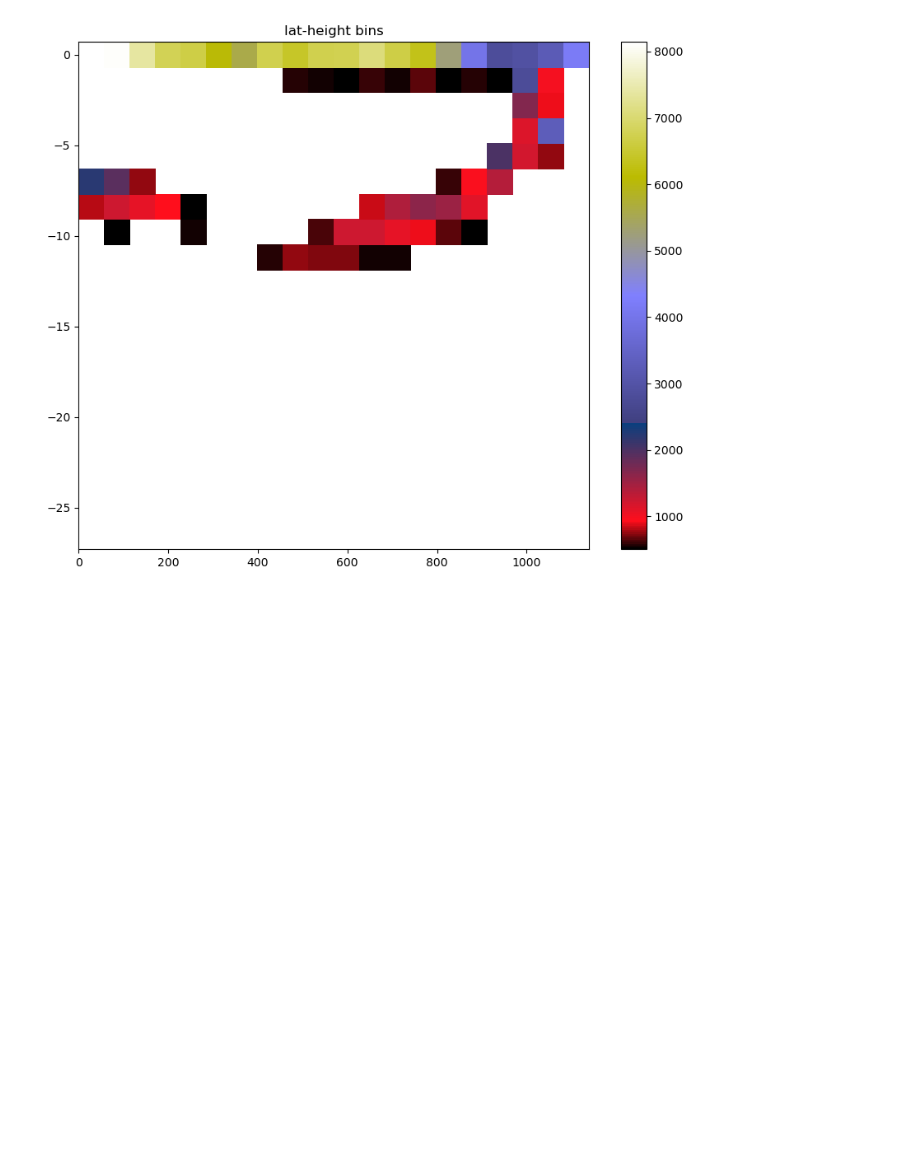
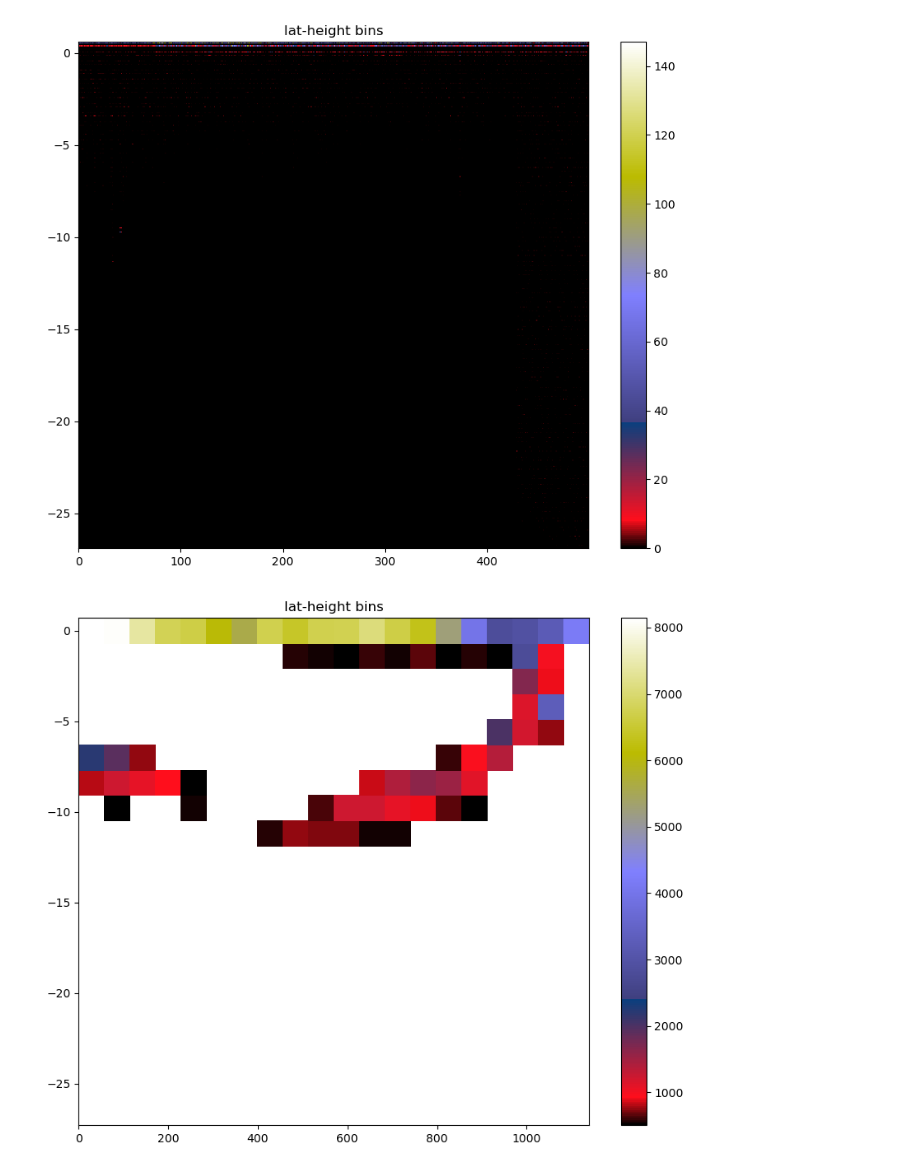
Before and after one commit to nmt28/C-SHELPh, a Jupyter notebook: 4.Bathymetry_modeling/refraction_correction.ipynb, the cells around one changed output. Cells and saved outputs as stored; diff of their text form; code cells hidden in the pictures; blank space fills up the shorter version.

```diff
--- a/4.Bathymetry_modeling/refraction_correction.ipynb
+++ b/4.Bathymetry_modeling/refraction_correction.ipynb
@@ -405,0 +400,14 @@ plt.close()
+# %%
+fig, ax = plt.subplots(figsize=(10, 8))# Creating plot
+plt.hist2d(binned_data.lat_bins, binned_data.height_bins, bins = 500, cmap = 'gist_stern')
+
+# ax.set_ylim([-10, 5])
+plt.title("lat-height bins")
+
+# show plot
+
+plt.colorbar()
+
+plt.show()
+# %% [output]
+[figure, added]
```
Also changed, not shown: parts of 21 cells of this notebook.
